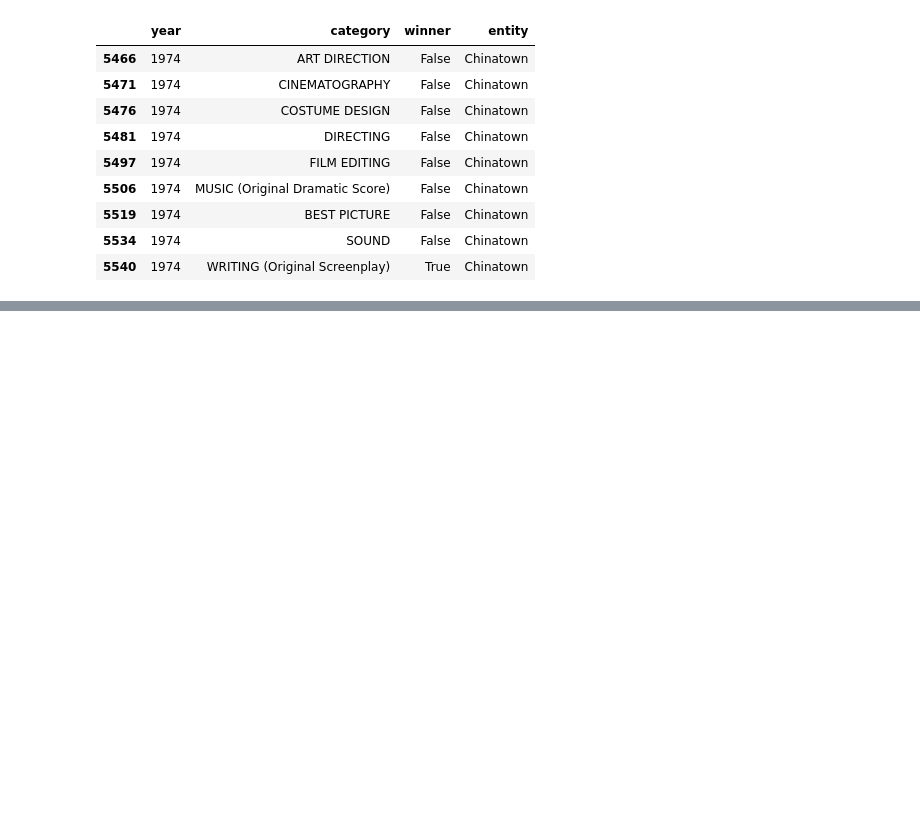
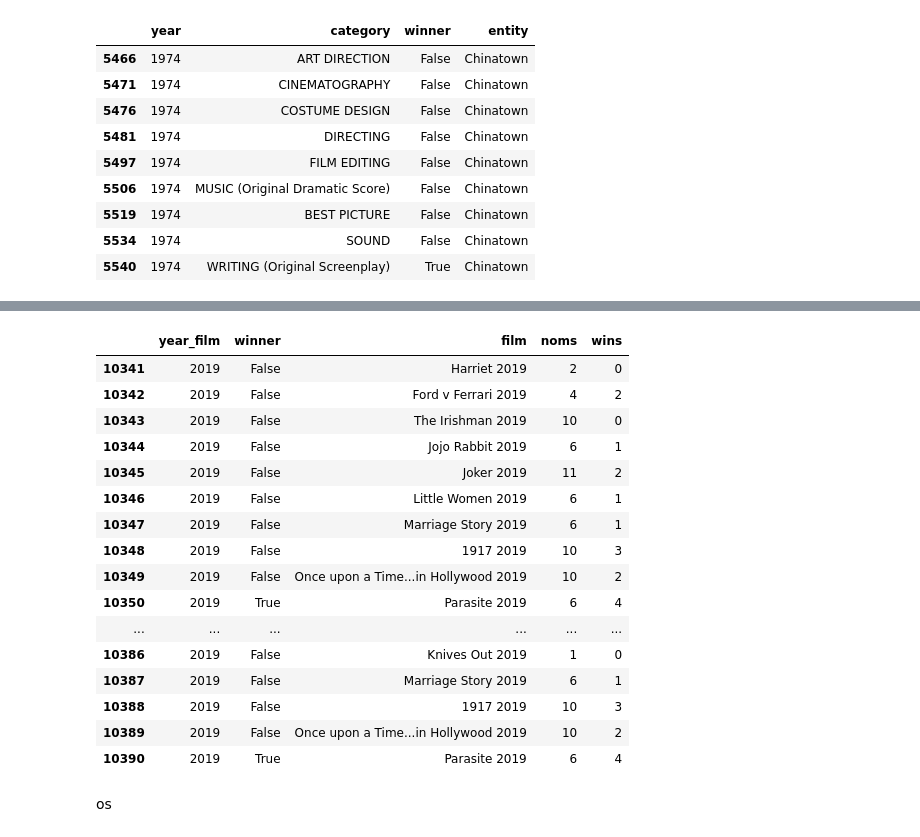
Before and after one commit to ricardopresto/films, a Jupyter notebook: film_awards1.ipynb, the cells around one changed output, grey strips where cells are left out. Drawn from its saved outputs; the diff is of its cells as text; code cells hidden in the pictures; blank space fills up the shorter version.

```diff
--- a/film_awards1.ipynb
+++ b/film_awards1.ipynb
@@ -227,0 +314,22 @@ glonoms.to_csv('gglobe_noms_1944-2020.csv')
+# %%
+os.tail(50)
+# %% [output]
+|  | year_film | winner | film | noms | wins |
+| 10341 | 2019 | False | Harriet 2019 | 2 | 0 |
+| 10342 | 2019 | False | Ford v Ferrari 2019 | 4 | 2 |
+| 10343 | 2019 | False | The Irishman 2019 | 10 | 0 |
+| 10344 | 2019 | False | Jojo Rabbit 2019 | 6 | 1 |
+| 10345 | 2019 | False | Joker 2019 | 11 | 2 |
+| 10346 | 2019 | False | Little Women 2019 | 6 | 1 |
+| 10347 | 2019 | False | Marriage Story 2019 | 6 | 1 |
+| 10348 | 2019 | False | 1917 2019 | 10 | 3 |
+| 10349 | 2019 | False | Once upon a Time...in Hollywood 2019 | 10 | 2 |
+| 10350 | 2019 | True | Parasite 2019 | 6 | 4 |
+| ... | ... | ... | ... | ... | ... |
+| 10386 | 2019 | False | Knives Out 2019 | 1 | 0 |
+| 10387 | 2019 | False | Marriage Story 2019 | 6 | 1 |
+| 10388 | 2019 | False | 1917 2019 | 10 | 3 |
+| 10389 | 2019 | False | Once upon a Time...in Hollywood 2019 | 10 | 2 |
+| 10390 | 2019 | True | Parasite 2019 | 6 | 4 |
+# %% [markdown]
+os
```
Also changed, not shown: parts of 26 cells of this notebook, 32 other files.
